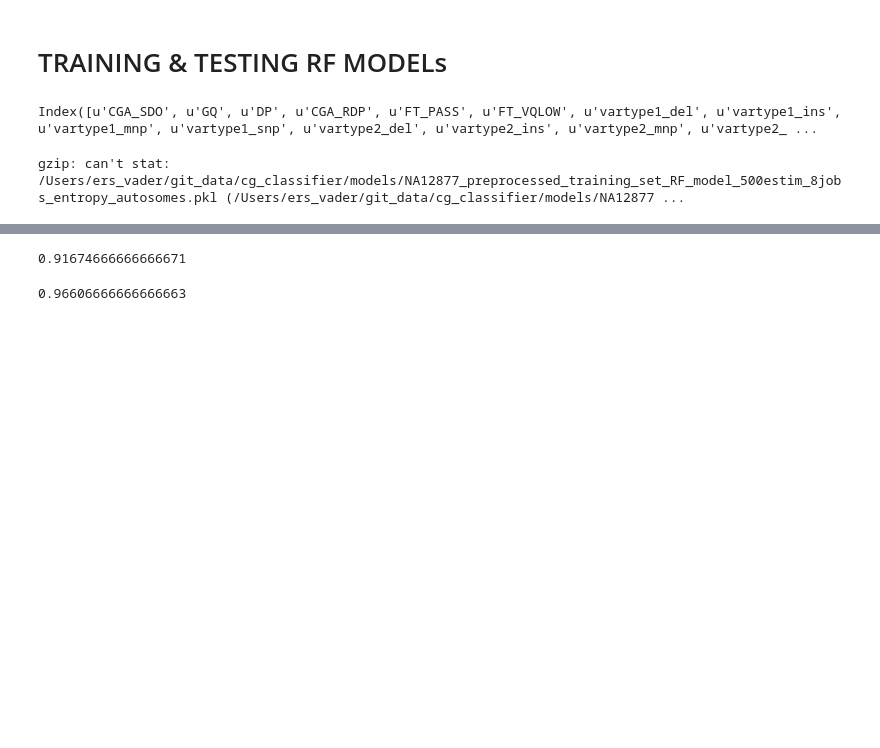
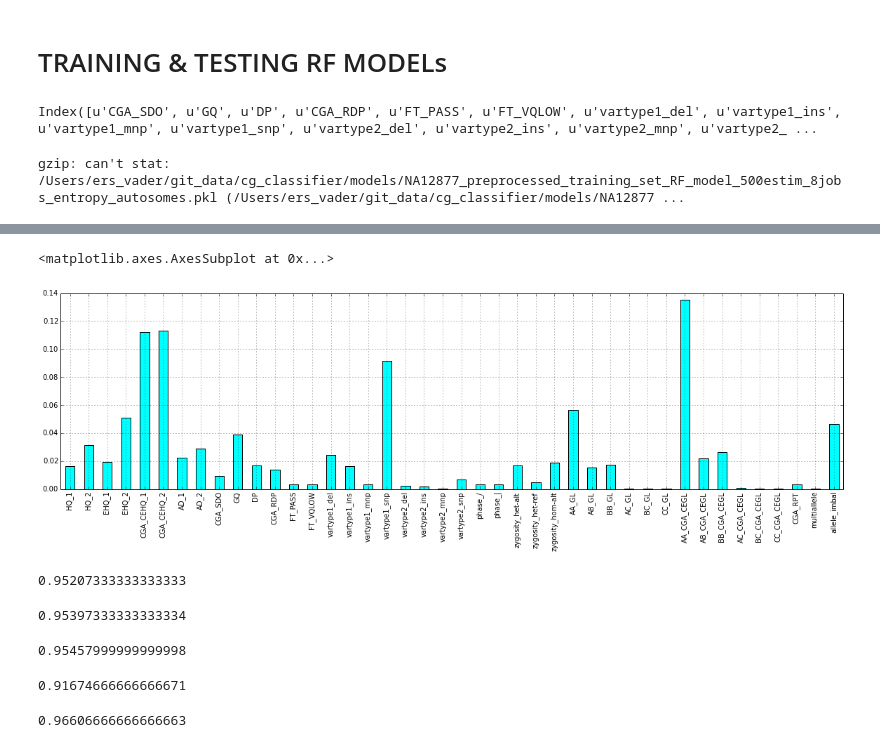
Before and after one commit to Schork-Lab/cg-classifier, a Jupyter notebook: ipynb/cg_RF_NA12877.ipynb, the cells around one changed output, grey strips where cells are left out. Drawn from its saved outputs; the diff is of its cells as text; code cells hidden in the pictures; blank space fills up the shorter version.

```diff
--- a/ipynb/cg_RF_NA12877.ipynb
+++ b/ipynb/cg_RF_NA12877.ipynb
@@ -683,3 +755,25 @@ zip(training_set_random.columns, clf1.feature_importances_)
+# %%
+rf_train_scaled_coeff = pd.Series(clf1.feature_importances_)
+rf_train_scaled_coeff.index = training_set_random_scaled.columns
+rf_train_scaled_coeff.plot(kind='bar', figsize = (20,5), color='cyan')
+# %% [output]
+<matplotlib.axes.AxesSubplot at 0x...>
+[figure, added]
+# %%
+#100k, 50k, simple features
+clf1.oob_score_
+# %% [output]
+0.95207333333333333
+# %%
+#100k, 50k, simple features
+clf1.oob_score_
+# %% [output]
+0.95397333333333334
+# %%
+#100k, 50k
+clf1.oob_score_
+# %% [output]
+0.95457999999999998
 # %%
 #100k, 50k
 clf1.oob_score_
```
Also changed, not shown: parts of 21 cells of this notebook, 4 other files.
